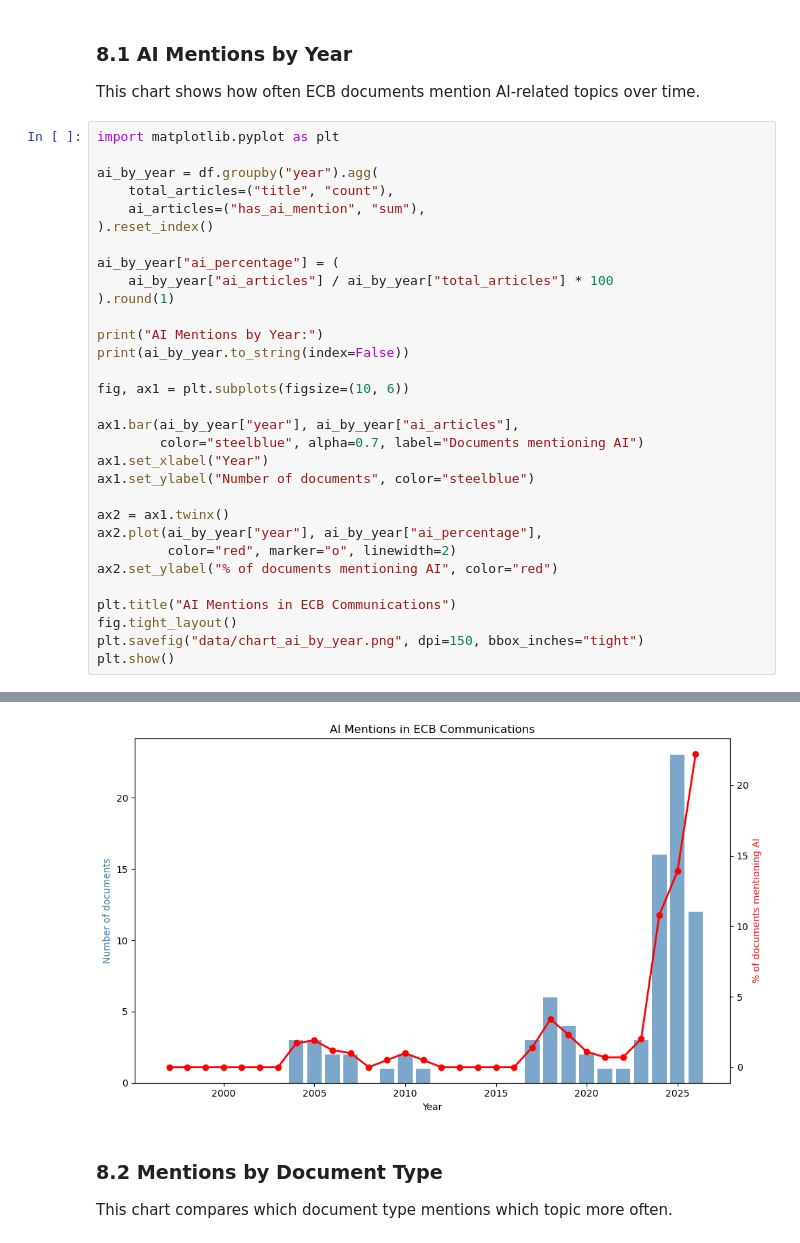
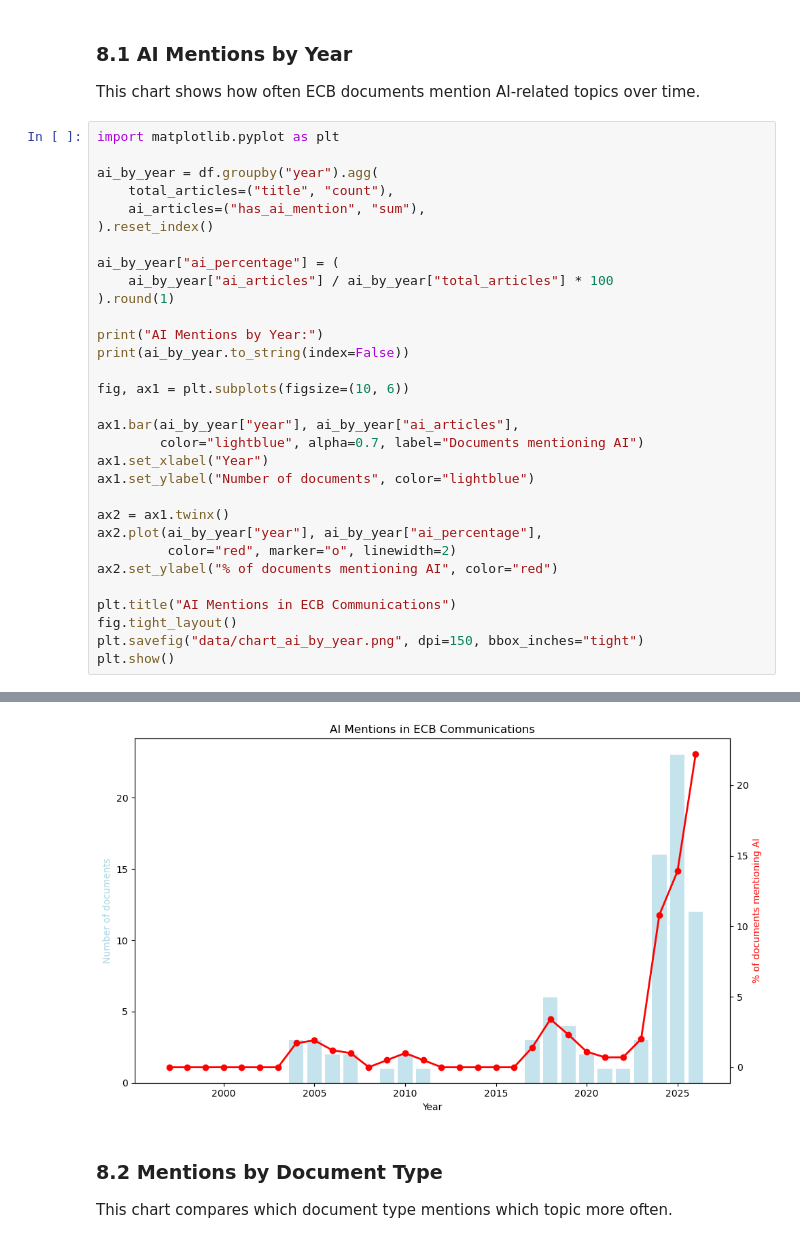
Before and after one commit to nnamyslowska/ecb-scraper, a Jupyter notebook: 04_analysis.ipynb, the cells around one changed output, grey strips where cells are left out. Cells and saved outputs as stored; diff of their text form.

```diff
--- a/04_analysis.ipynb
+++ b/04_analysis.ipynb
@@ -639,38 +627,38 @@ print(ai_by_year.to_string(index=False))
 fig, ax1 = plt.subplots(figsize=(10, 6))
 
 ax1.bar(ai_by_year["year"], ai_by_year["ai_articles"],
-        color="steelblue", alpha=0.7, label="Documents mentioning AI")
+        color="lightblue", alpha=0.7, label="Documents mentioning AI")
 ax1.set_xlabel("Year")
-ax1.set_ylabel("Number of documents", color="steelblue")
+ax1.set_ylabel("Number of documents", color="lightblue")
 
 ax2 = ax1.twinx()
 ax2.plot(ai_by_year["year"], ai_by_year["ai_percentage"],
          color="red", marker="o", linewidth=2)
 ax2.set_ylabel("% of documents mentioning AI", color="red")
 
 plt.title("AI Mentions in ECB Communications")
 fig.tight_layout()
 plt.savefig("data/chart_ai_by_year.png", dpi=150, bbox_inches="tight")
 plt.show()
 # %% [output]
 AI Mentions by Year:
  year  total_articles  ai_articles  ai_percentage
  1997              38            0            0.0
  1998              87            0            0.0
  1999             143            0            0.0
  2000             112            0            0.0
  2001             126            0            0.0
  2002             133            0            0.0
  2003             143            0            0.0
  2004             172            3            1.7
  2005             155            3            1.9
  2006             165            2            1.2
 ... (16 lines left out)
  2023             149            3            2.0
  2024             148           16           10.8
  2025             166           23           13.9
  2026              54           12           22.2
-[figure, old version]
+[figure, new version]
 # %% [markdown]
 ### 8.2 Mentions by Document Type
 
```
Also changed, not shown: parts of 16 cells of this notebook, 4 other files.
